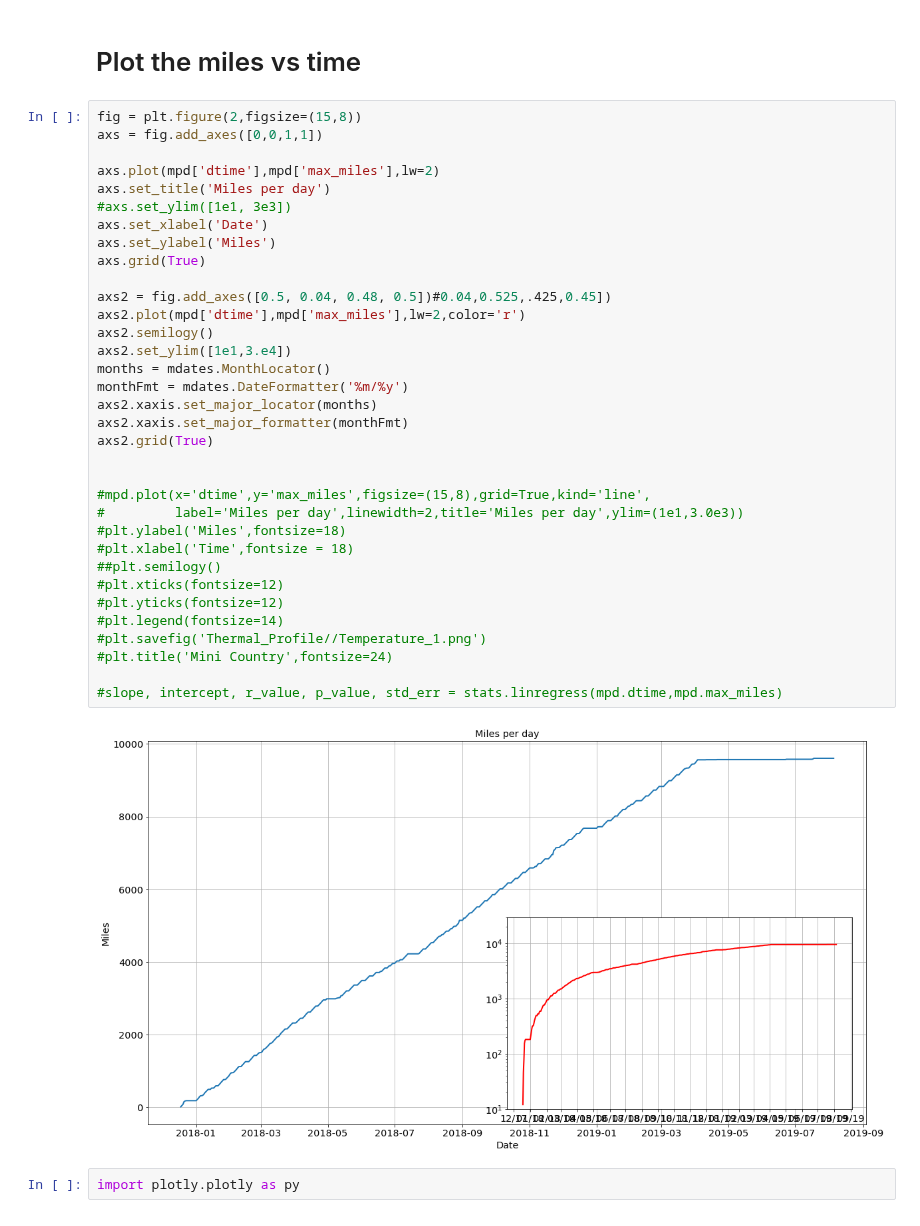
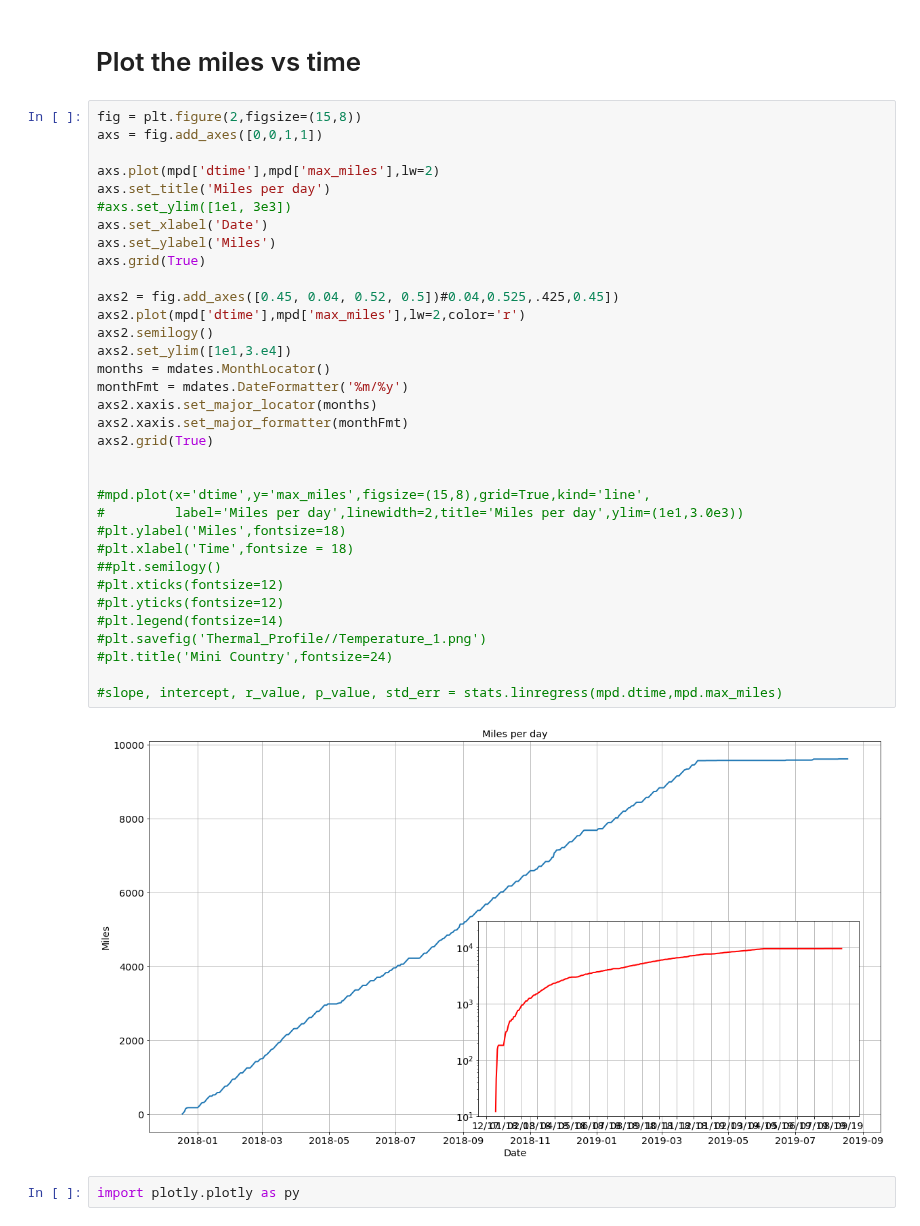
Before and after one commit to angelmanzur/MiniMiles, a Jupyter notebook: Mini_Cooper_Miles.ipynb, the cells around one changed output. Saved outputs shown, nothing was run; the diff lists cells and outputs as text.

```diff
--- a/Mini_Cooper_Miles.ipynb
+++ b/Mini_Cooper_Miles.ipynb
@@ -260,35 +260,35 @@ axs = fig.add_axes([0,0,1,1])
 axs.plot(mpd['dtime'],mpd['max_miles'],lw=2)
 axs.set_title('Miles per day')
 #axs.set_ylim([1e1, 3e3])
 axs.set_xlabel('Date')
 axs.set_ylabel('Miles')
 axs.grid(True)
 
-axs2 = fig.add_axes([0.5, 0.04, 0.48, 0.5])#0.04,0.525,.425,0.45])
+axs2 = fig.add_axes([0.45, 0.04, 0.52, 0.5])#0.04,0.525,.425,0.45])
 axs2.plot(mpd['dtime'],mpd['max_miles'],lw=2,color='r')
 axs2.semilogy()
 axs2.set_ylim([1e1,3.e4])
 months = mdates.MonthLocator()
 monthFmt = mdates.DateFormatter('%m/%y')
 axs2.xaxis.set_major_locator(months)
 axs2.xaxis.set_major_formatter(monthFmt)
 axs2.grid(True)
 
 
 #mpd.plot(x='dtime',y='max_miles',figsize=(15,8),grid=True,kind='line',
 #         label='Miles per day',linewidth=2,title='Miles per day',ylim=(1e1,3.0e3))
 #plt.ylabel('Miles',fontsize=18)
 #plt.xlabel('Time',fontsize = 18)
 ##plt.semilogy()
 #plt.xticks(fontsize=12)
 #plt.yticks(fontsize=12)
 #plt.legend(fontsize=14)
 #plt.savefig('Thermal_Profile//Temperature_1.png')
 #plt.title('Mini Country',fontsize=24)
 
 #slope, intercept, r_value, p_value, std_err = stats.linregress(mpd.dtime,mpd.max_miles)
 # %% [output]
-[figure, old version]
+[figure, new version]
 # %%
 import plotly.plotly as py
 # %% [output]
```
Also changed, not shown: parts of 9 cells of this notebook, 1 other file.
